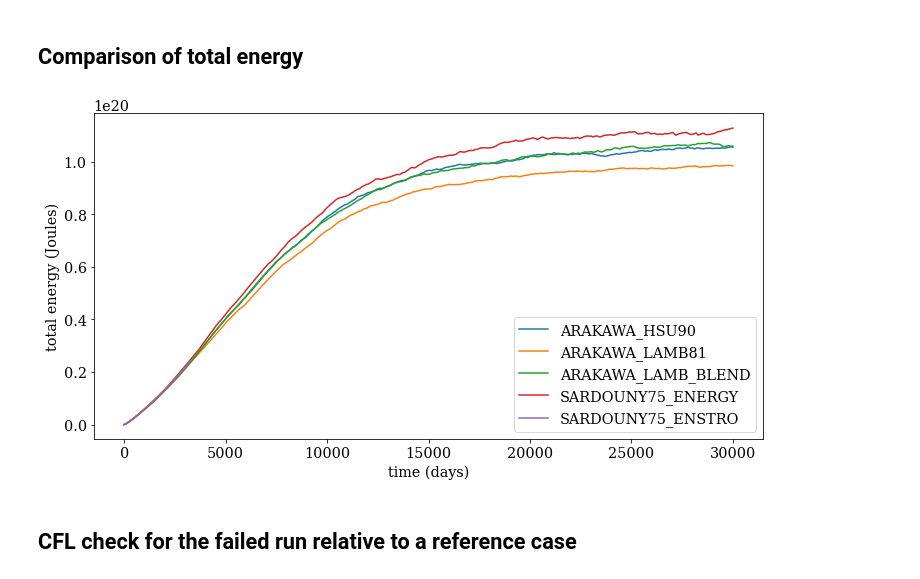
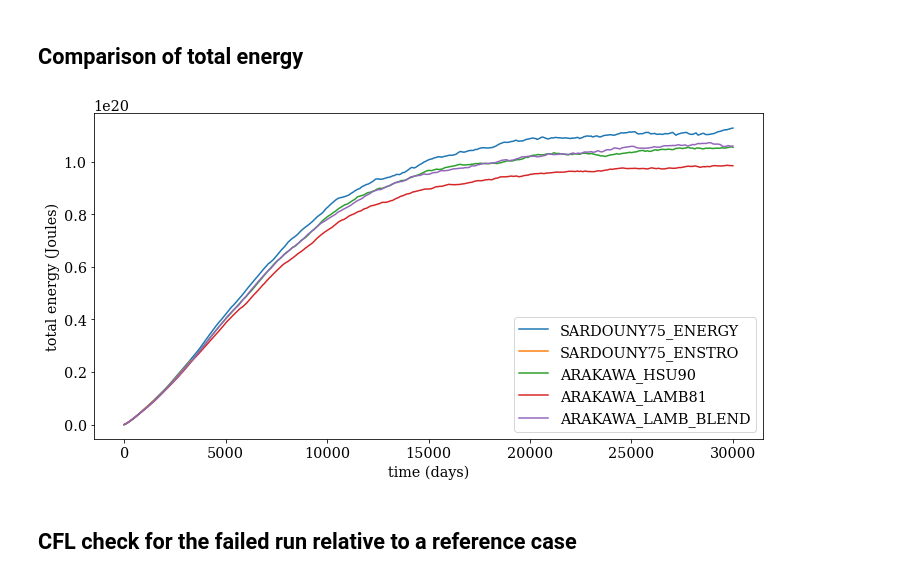
Before and after one commit to ocean-eddy-cpt/NeverWorld2, a Jupyter notebook: A002_02_August_2020_EKE.ipynb, the cells around one changed output. Cells and saved outputs as stored; diff of their text form; code cells hidden in the pictures.

```diff
--- a/A002_02_August_2020_EKE.ipynb
+++ b/A002_02_August_2020_EKE.ipynb
@@ -38,21 +38,21 @@ class MidpointNormalize(colors.Normalize):
 # %% [markdown]
 ## Comparison of total energy
 # %%
-run = [9,11,12,13,10]
+run = [13,10,9,11,12]
 
 plt.figure(figsize=(12,6))
 
 for i in range(len(run)):
     os = xr.open_dataset('run%i/ocean.stats.nc' % run[i], decode_times=False)
     plt.plot(os.Time,os.En)
 
 plt.xlabel('time (days)')
 plt.ylabel('total energy (Joules)')
-plt.gca().legend(('ARAKAWA_HSU90','ARAKAWA_LAMB81','ARAKAWA_LAMB_BLEND','SARDOUNY75_ENERGY','SARDOUNY75_ENSTRO'))
+plt.gca().legend(('SARDOUNY75_ENERGY','SARDOUNY75_ENSTRO','ARAKAWA_HSU90','ARAKAWA_LAMB81','ARAKAWA_LAMB_BLEND'))
 
 plt.savefig('energy_vs_time.png', dpi=200,bbox_inches='tight',pad_inches=0)
 # %% [output]
-[figure, old version]
+[figure, new version]
 # %% [markdown]
 ## CFL check for the failed run relative to a reference case
 # %%
```
Also changed, not shown: parts of 6 cells of this notebook.
